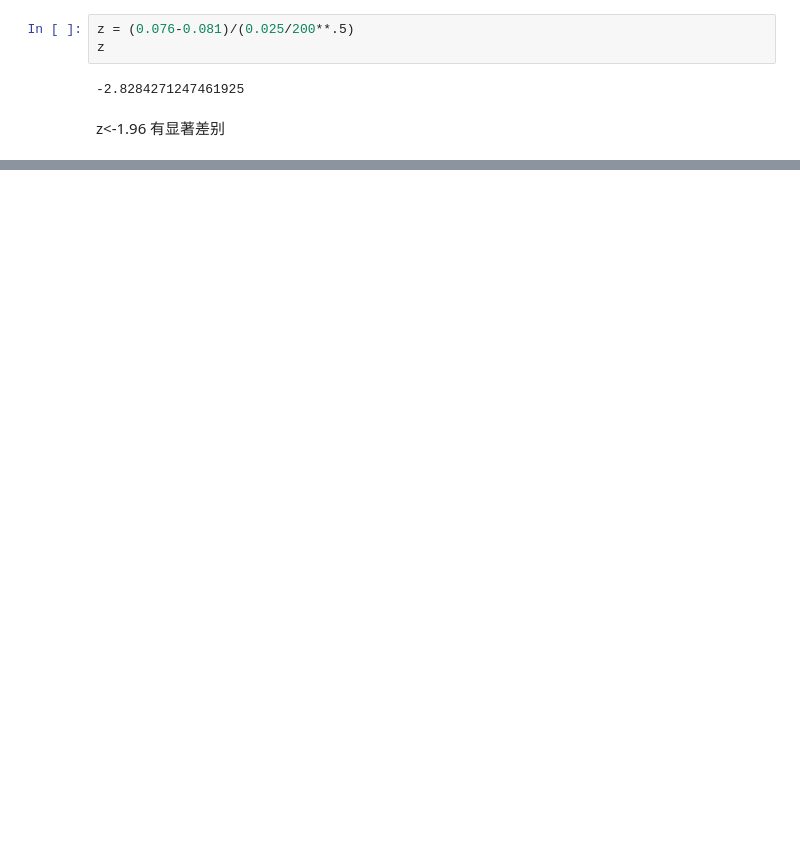
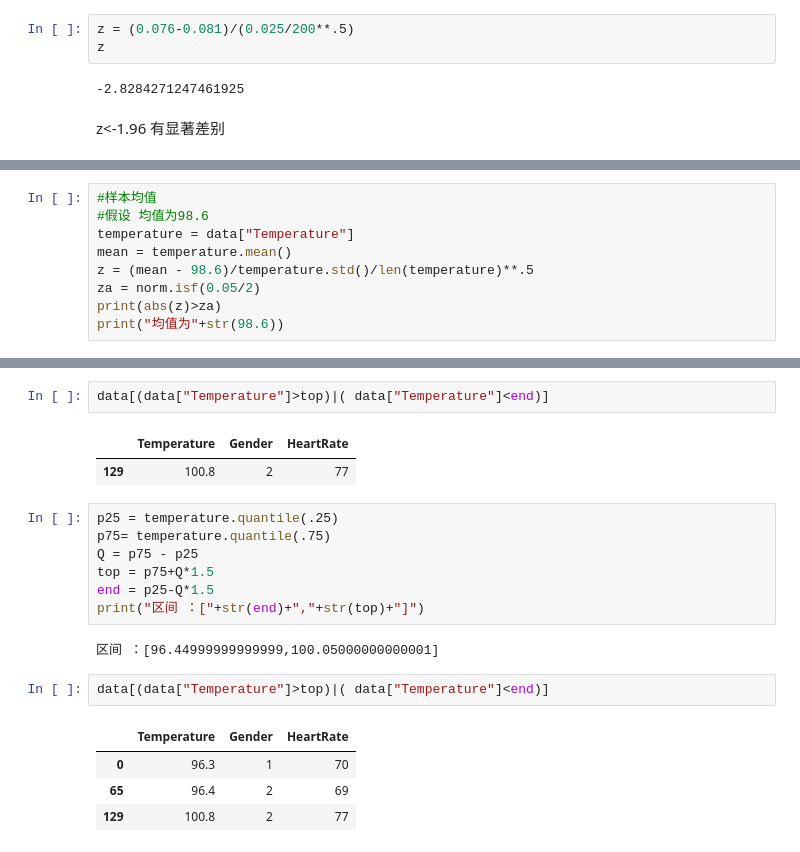
Before and after one commit to xiasummer1019/statis_learning, a Jupyter notebook: hypothesis_testing/hypothesis_testing.ipynb, the cells around one changed output, grey strips where cells are left out. Cells and saved outputs as stored; diff of their text form; blank space fills up the shorter version.

```diff
--- a/hypothesis_testing/hypothesis_testing.ipynb
+++ b/hypothesis_testing/hypothesis_testing.ipynb
@@ -53,0 +337,9 @@ z<-1.96 有显著差别
+# %%
+#样本均值
+#假设 均值为98.6
+temperature = data["Temperature"]
+mean = temperature.mean()
+z = (mean - 98.6)/temperature.std()/len(temperature)**.5
+za = norm.isf(0.05/2)
+print(abs(z)>za)
+print("均值为"+str(98.6))
@@ -53,0 +384,21 @@ z<-1.96 有显著差别
+# %%
+data[(data["Temperature"]>top)|( data["Temperature"]<end)]
+# %% [output]
+|  | Temperature | Gender | HeartRate |
+| 129 | 100.8 | 2 | 77 |
+# %%
+p25 = temperature.quantile(.25)
+p75= temperature.quantile(.75)
+Q = p75 - p25
+top = p75+Q*1.5
+end = p25-Q*1.5
+print("区间 ：["+str(end)+","+str(top)+"]")
+# %% [output]
+区间 ：[96.44999999999999,100.05000000000001]
+# %%
+data[(data["Temperature"]>top)|( data["Temperature"]<end)]
+# %% [output]
+|  | Temperature | Gender | HeartRate |
+| 0 | 96.3 | 1 | 70 |
+| 65 | 96.4 | 2 | 69 |
+| 129 | 100.8 | 2 | 77 |
```
Also changed, not shown: parts of 63 cells of this notebook, 2 other files.
